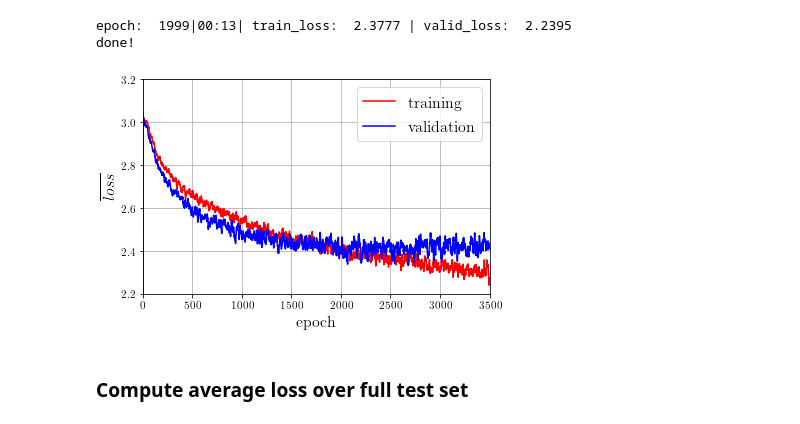
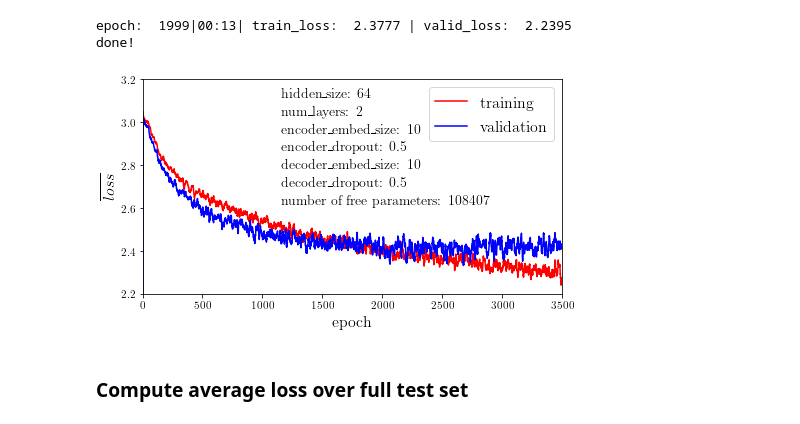
Before and after one commit to hbprosper/symbolic-ai, a Jupyter notebook: seq2seq_train.ipynb, the cells around one changed output. Cells and saved outputs as stored; diff of their text form; code cells hidden in the pictures.

Commit message:
add annotation to losses plot

```diff
--- a/seq2seq_train.ipynb
+++ b/seq2seq_train.ipynb
@@ -499,7 +499,8 @@ model = Model(encoder, decoder, DEVICE).to(DEVICE)
 
 print(model)
 print('Computational device:      %s' % DEVICE)
-print('Number of free parameters: %d' % count_parameters(model))
+NUM_PARAMETERS = count_parameters(model)
+print('Number of free parameters: %d' % NUM_PARAMETERS)
 # %% [output]
 Model(
   (encoder): Encoder(
@@ -684,47 +685,86 @@ mp.rc('text', usetex=True)
 
 def plot_losses(loss_file, plot_file='fig_losses.pdf',
                 xlimits=None,
-                ylimits=None):
+                ylimits=None,
+                hidden_size=HIDDEN_SIZE,
+                num_layers=NUM_LAYERS,
+                encoder_embed_size=ENCODER_EMBED_SIZE,
+                encoder_dropout=ENCODER_DROPOUT,
+                decoder_embed_size=DECODER_EMBED_SIZE,
+                decoder_dropout=DECODER_DROPOUT,
+                num_parameters=NUM_PARAMETERS):
 
     losses       = [a.split() for a in open(loss_file).readlines()]
     train_losses = [float(z)  for z, _ in losses]
     valid_losses = [float(z)  for _, z in losses]
 
+    # do a bit of smoothing
+    # see: https://danielmuellerkomorowska.com/2020/06/02/
+    #      smoothing-data-by-rolling-average-with-numpy/
     kernel_size  = 10
     kernel = np.ones(kernel_size) / kernel_size
     train_losses = np.convolve(train_losses, kernel, mode='same')
     valid_losses = np.convolve(valid_losses, kernel, mode='same')
     epochs       = np.arange(len(train_losses))
 
     # plot loss curves
     # set up an empty figure
-    fig = plt.figure(figsize=(6, 4))
+    fig = plt.figure(figsize=(7, 4))
 
     # add a subplot to it
     nrows, ncols, index = 1,1,1
     ax  = fig.add_subplot(nrows, ncols, index)
 
     ax.set_xlabel('epoch', fontsize=16)
     ax.set_ylabel('$\overline{loss}$', fontsize=16)
 
     if xlimits: ax.set_xlim(xlimits)
     if ylimits: ax.set_ylim(ylimits)
 
     ax.plot(epochs, train_losses, c='red',  label='training')
     ax.plot(epochs, valid_losses, c='blue', label='validation')
 
-    ax.grid(True, which="both", linestyle='-')
+    #ax.grid(True, which="both", linestyle='-')
     ax.legend()
+
+    # annotate
+    xmin, xmax = ax.get_xlim()
+    ymin, ymax = ax.get_ylim()
+    ystep = (ymax - ymin)/12
+    xpos  = xmin + 0.33*(xmax-xmin)
+    ypos  = ymax - ystep
+    fsize = 14
+
+    ax.text(xpos, ypos, 'hidden\_size: %4d' % hidden_size,
+            fontsize=fsize); ypos -= ystep
+
+    ax.text(xpos, ypos, 'num\_layers: %4d' % num_layers,
+            fontsize=fsize); ypos -= ystep
+
+    ax.text(xpos, ypos, 'encoder\_embed\_size: %4d'%encoder_embed_size,
+            fontsize=fsize); ypos -= ystep
+
+    ax.text(xpos, ypos, 'encoder\_dropout: %4.1f' % encoder_dropout,
+            fontsize=fsize); ypos -= ystep
+
+    ax.text(xpos, ypos, 'decoder\_embed\_size: %4d'%decoder_embed_size,
+            fontsize=fsize); ypos -= ystep
+
+    ax.text(xpos, ypos, 'decoder\_dropout: %4.1f' % decoder_dropout,
+            fontsize=fsize); ypos -= ystep
+
+    ax.text(xpos, ypos, 'number of free parameters: %7d'%num_parameters,
+            fontsize=fsize); ypos -= ystep
 
     fig.tight_layout()
     plt.savefig(plot_file)
     plt.show()
 
 plot_file   = '%s/seq2seq_losses_%2.2d_fig.pdf' % (BASE, model_count)
 plot_losses(loss_file, plot_file=plot_file,
             xlimits=(0, 3500), ylimits=(2.2, 3.2))
 # %% [output]
-[figure, old version]
+[figure, new version]
 # %% [markdown]
 ### Compute average loss over full test set
 # %%
```
Also changed, not shown: 1 other file.
